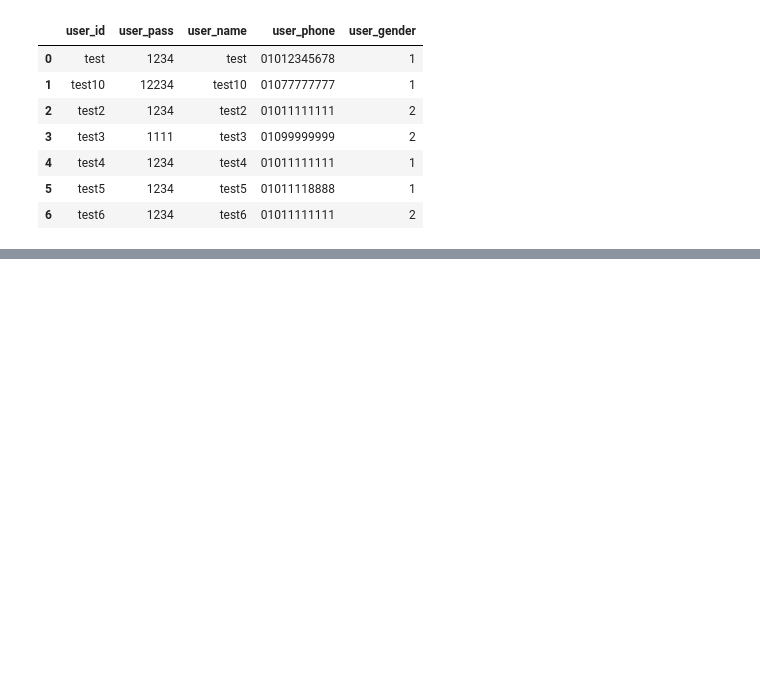
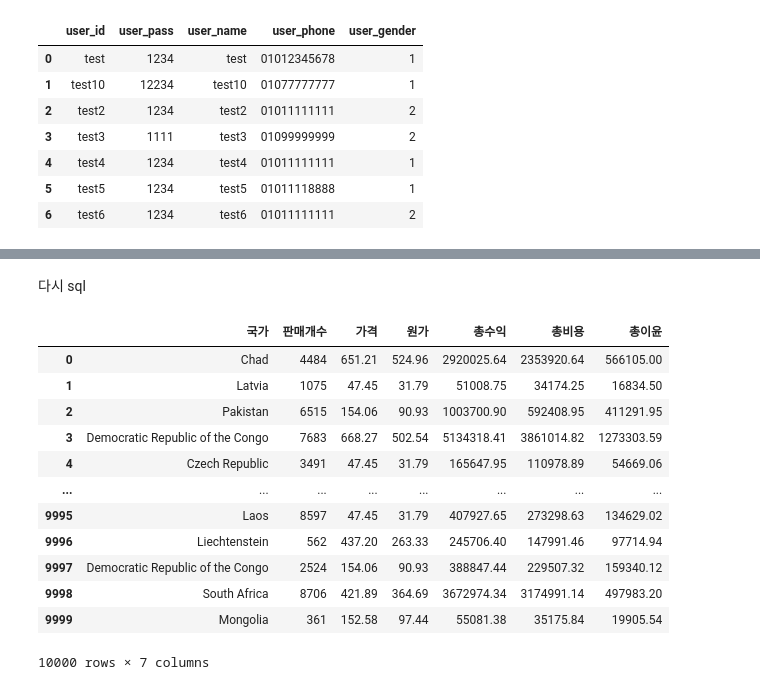
Before and after one commit to shoni0325/basic_python, a Jupyter notebook: shoni_python/230417/23_python_sql.ipynb, the cells around one changed output, grey strips where cells are left out. Drawn from its saved outputs; the diff is of its cells as text; code cells hidden in the pictures; blank space fills up the shorter version.

```diff
--- a/shoni_python/230417/23_python_sql.ipynb
+++ b/shoni_python/230417/23_python_sql.ipynb
@@ -225,0 +229,8 @@ import mod_sql
+# %%
+test = mod_sql.Database(
+        _host = 'localhost',
+        _user = 'root',
+        _pass = '1234',
+        _db = 'ubion7',
+        _port = 3306
+)
@@ -225,0 +394,31 @@ import mod_sql
+# %% [markdown]
+다시 sql
+# %%
+sql = """
+    select
+    `Country` as '국가',
+    `Units Sold` as '판매개수',
+    `Unit Price` as '가격',
+    `Unit Cost` as '원가',
+    (`Units Sold` * `Unit Price`) as '총수익',
+    (`Units Sold` * `Unit Cost`) as '총비용',
+    (`Units Sold` * `Unit Price` - `Units Sold` * `Unit Cost`) as '총이윤'
+    from
+    `Sales Records`
+"""
+
+test.sql_query(sql)
+# %% [output]
+|  | 국가 | 판매개수 | 가격 | 원가 | 총수익 | 총비용 | 총이윤 |
+| 0 | Chad | 4484 | 651.21 | 524.96 | 2920025.64 | 2353920.64 | 566105.00 |
+| 1 | Latvia | 1075 | 47.45 | 31.79 | 51008.75 | 34174.25 | 16834.50 |
+| 2 | Pakistan | 6515 | 154.06 | 90.93 | 1003700.90 | 592408.95 | 411291.95 |
+| 3 | Democratic Republic of the Congo | 7683 | 668.27 | 502.54 | 5134318.41 | 3861014.82 | 1273303.59 |
+| 4 | Czech Republic | 3491 | 47.45 | 31.79 | 165647.95 | 110978.89 | 54669.06 |
+| ... | ... | ... | ... | ... | ... | ... | ... |
+| 9995 | Laos | 8597 | 47.45 | 31.79 | 407927.65 | 273298.63 | 134629.02 |
+| 9996 | Liechtenstein | 562 | 437.20 | 263.33 | 245706.40 | 147991.46 | 97714.94 |
+| 9997 | Democratic Republic of the Congo | 2524 | 154.06 | 90.93 | 388847.44 | 229507.32 | 159340.12 |
+| 9998 | South Africa | 8706 | 421.89 | 364.69 | 3672974.34 | 3174991.14 | 497983.20 |
+| 9999 | Mongolia | 361 | 152.58 | 97.44 | 55081.38 | 35175.84 | 19905.54 |
+10000 rows × 7 columns
```
Also changed, not shown: parts of 25 cells of this notebook, 1 other file.
